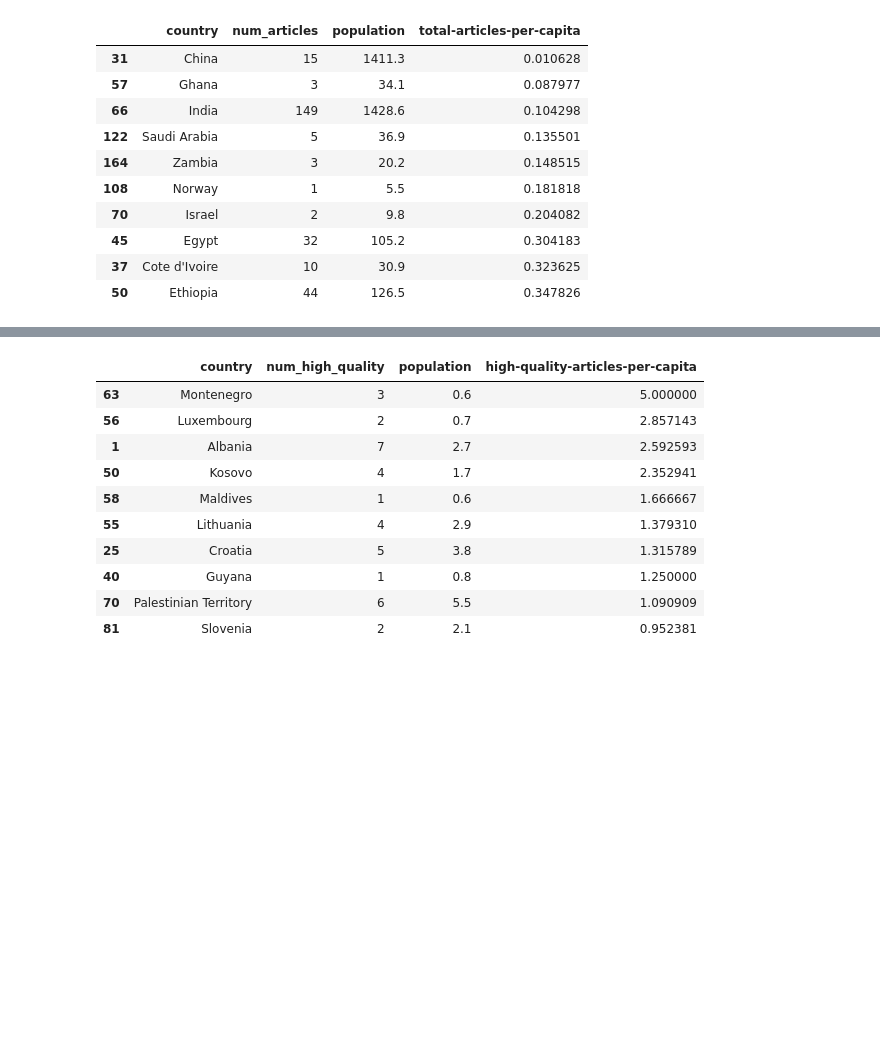
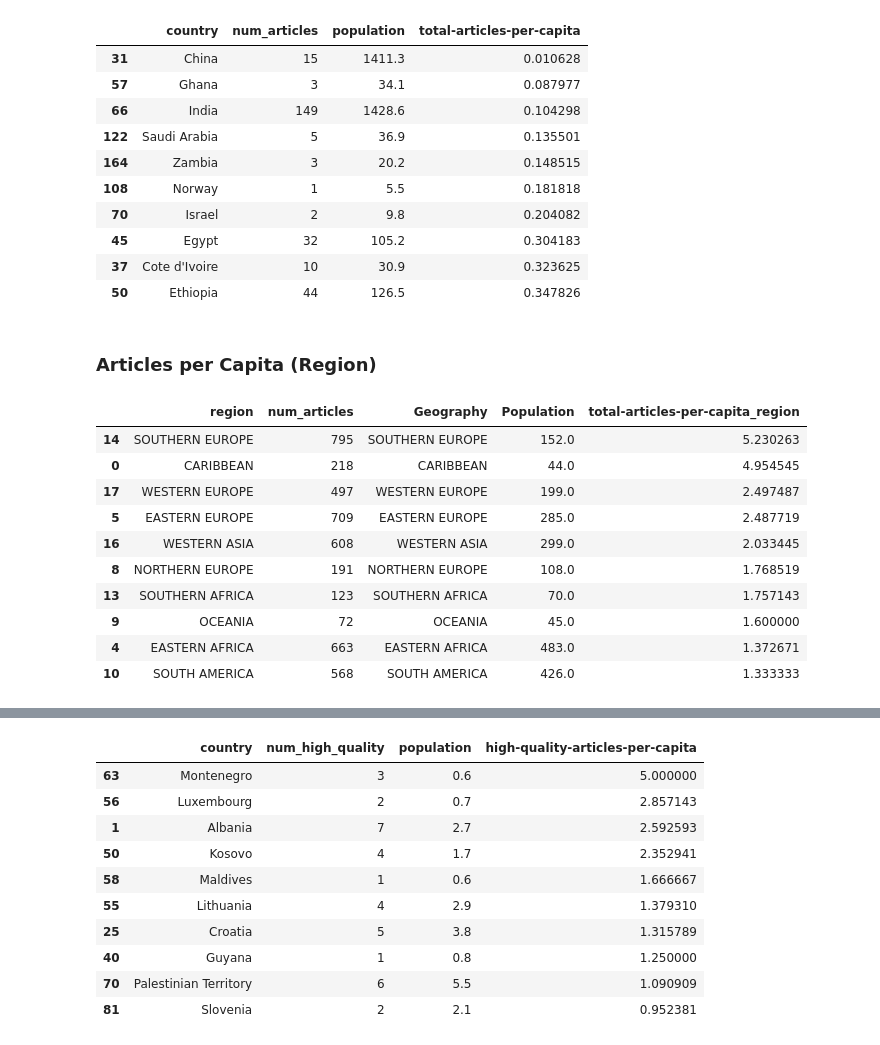
Before and after one commit to ishagokhale/data-512-homework_2, a Jupyter notebook: hw.ipynb, the cells around one changed output, grey strips where cells are left out. Saved outputs shown, nothing was run; the diff lists cells and outputs as text; code cells hidden in the pictures; blank space fills up the shorter version.

```diff
--- a/hw.ipynb
+++ b/hw.ipynb
@@ -600,3 +501,27 @@ df2.sort_values(by = 'total-articles-per-capita', ascending = True)[:10]
 | 45 | Egypt | 32 | 105.2 | 0.304183 |
 | 37 | Cote d'Ivoire | 10 | 30.9 | 0.323625 |
 | 50 | Ethiopia | 44 | 126.5 | 0.347826 |
+# %% [markdown]
+### Articles per Capita (Region)
+# %%
+num_articles = final_df.groupby('region')['article_title'].count().reset_index(name='num_articles')
+
+regions_df = population[population['Geography'].str.isupper()].drop_duplicates()
+
+df2 = pd.merge(num_articles, regions_df, left_on='region', right_on = 'Geography')
+
+df2['total-articles-per-capita_region'] = df2['num_articles'] /df2['Population']
+# %%
+df2.sort_values(by = 'total-articles-per-capita_region', ascending = False)[:10]
+# %% [output]
+|  | region | num_articles | Geography | Population | total-articles-per-capita_region |
+| 14 | SOUTHERN EUROPE | 795 | SOUTHERN EUROPE | 152.0 | 5.230263 |
+| 0 | CARIBBEAN | 218 | CARIBBEAN | 44.0 | 4.954545 |
+| 17 | WESTERN EUROPE | 497 | WESTERN EUROPE | 199.0 | 2.497487 |
+| 5 | EASTERN EUROPE | 709 | EASTERN EUROPE | 285.0 | 2.487719 |
+| 16 | WESTERN ASIA | 608 | WESTERN ASIA | 299.0 | 2.033445 |
+| 8 | NORTHERN EUROPE | 191 | NORTHERN EUROPE | 108.0 | 1.768519 |
+| 13 | SOUTHERN AFRICA | 123 | SOUTHERN AFRICA | 70.0 | 1.757143 |
+| 9 | OCEANIA | 72 | OCEANIA | 45.0 | 1.600000 |
+| 4 | EASTERN AFRICA | 663 | EASTERN AFRICA | 483.0 | 1.372671 |
+| 10 | SOUTH AMERICA | 568 | SOUTH AMERICA | 426.0 | 1.333333 |
```
Also changed, not shown: parts of 18 cells of this notebook.
